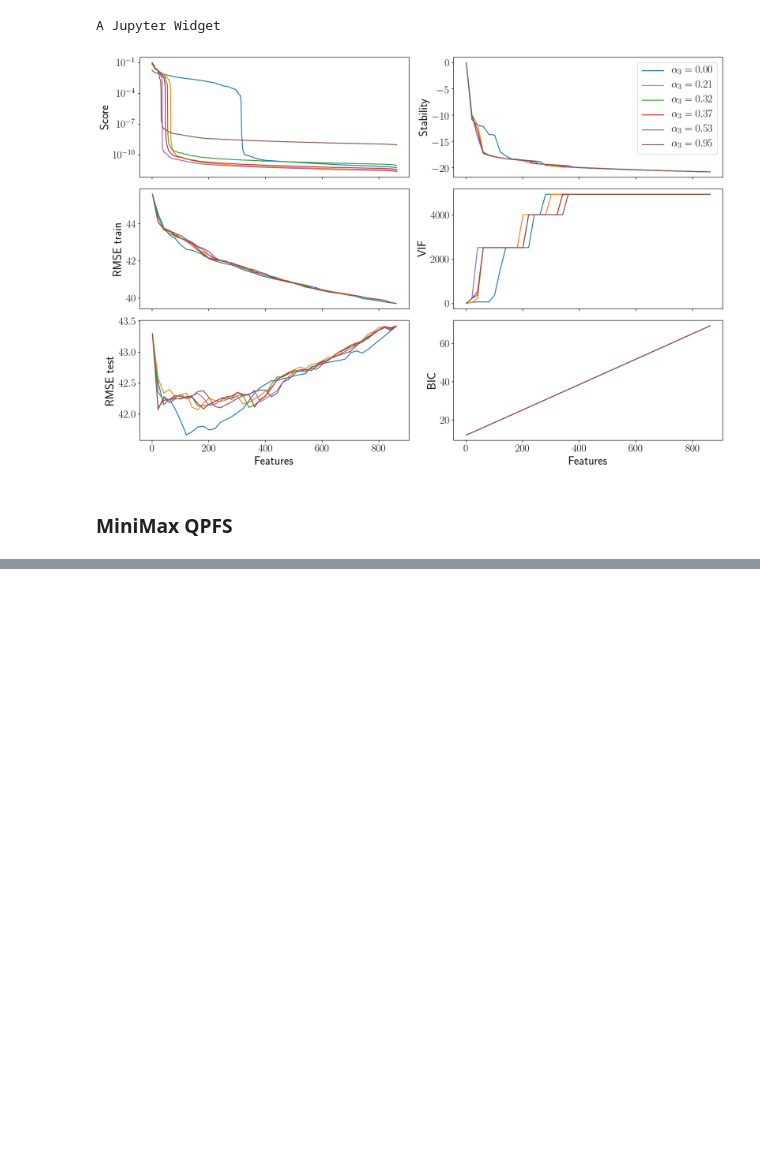
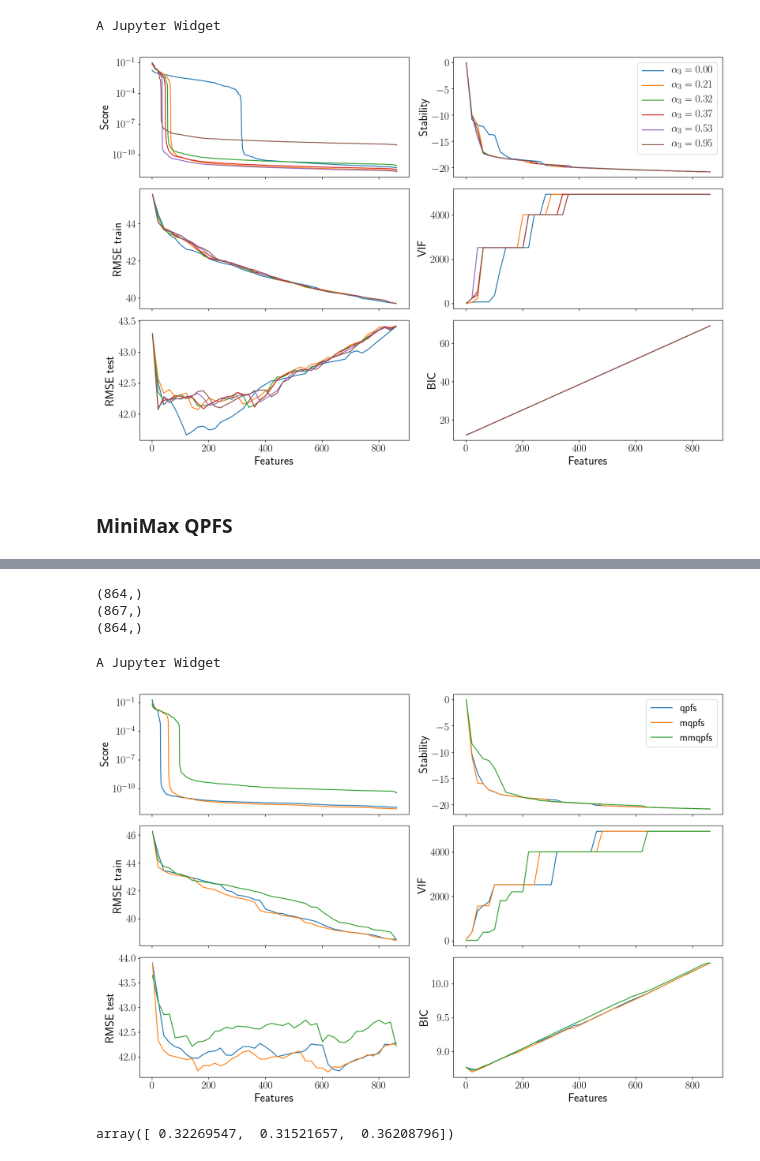
Before and after one commit to Intelligent-Systems-Phystech/MSThesis, a Jupyter notebook: code/main.ipynb, the cells around one changed output, grey strips where cells are left out. Drawn from its saved outputs; the diff is of its cells as text; code cells hidden in the pictures; blank space fills up the shorter version.

```diff
--- a/code/main.ipynb
+++ b/code/main.ipynb
@@ -1170,0 +1232,11 @@ array([  9.89311974e-02,   9.22238432e-02,   8.42544410e-04,
+# %%
+qpfs = QPFS()
+mqpfs = MultivariateQPFS()
+mmqpfs = MinimaxQPFS()
+# %%
+step = 1
+
+Ytrain_ar, Ytest_ar = get_autoreg_Y(Ytrain, step), get_autoreg_Y(Ytest, step)
+Xtrain_ar, Xtest_ar = Xtrain[:Xtrain.shape[0]-step + 1], Xtest[:Xtest.shape[0]-step + 1]
+
+print(Ytrain_ar.shape, Xtrain_ar.shape, Ytest_ar.shape, Xtest_ar.shape)
@@ -1170,0 +1273,22 @@ array([  9.89311974e-02,   9.22238432e-02,   8.42544410e-04,
+# %%
+print(qpfs.score.shape)
+print(mqpfs.score.shape)
+print(mmqpfs.ax.shape)
+# %% [output]
+(864,)
+(867,)
+(864,)
+# %%
+score_history = [qpfs.score, mqpfs.score, mmqpfs.ax]
+n_active_array = np.arange(1, n_features, 20)
+# %%
+results = get_metrics([0, 1, 2], n_active_array, np.array(['qpfs', 'mqpfs', 'mmqpfs']), score_history, Xtrain_ar, Ytrain_ar, Xtest_ar, Ytest_ar)
+
+with open('res/qpfs_vs_mqpfs_ecog_3_{}_results.json'.format(step), 'r') as f:
+    f.write(json.dumps(results))
+# %% [output]
+A Jupyter Widget
+# %%
+plot_metrics(results)
+# %% [output]
+[figure, added]
@@ -1170,0 +1320,4 @@ array([  9.89311974e-02,   9.22238432e-02,   8.42544410e-04,
+# %%
+mmqpfs.score[-3:]
+# %% [output]
+array([ 0.32269547,  0.31521657,  0.36208796])
```
Also changed, not shown: parts of 51 cells of this notebook, 7 other files.
